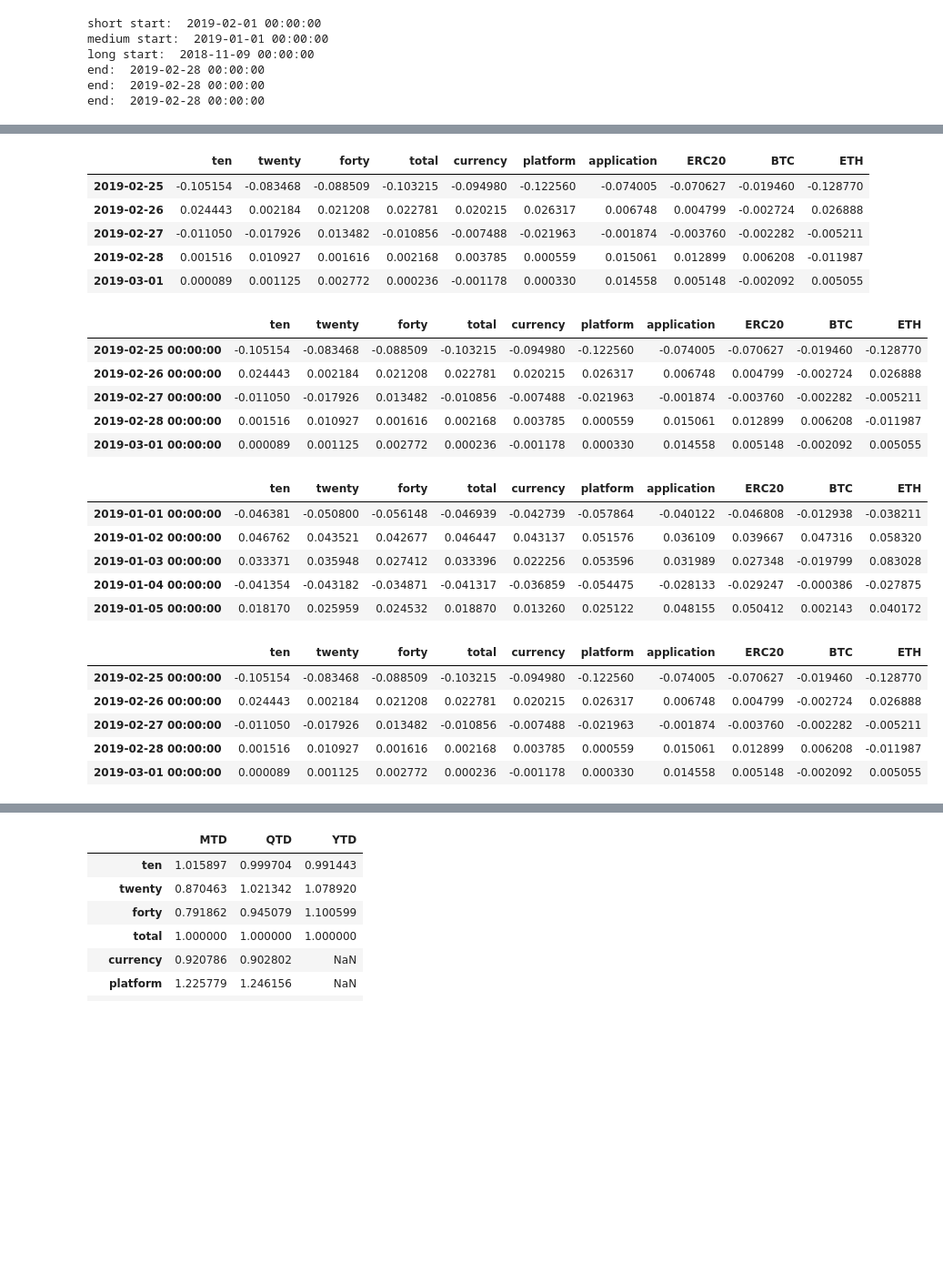
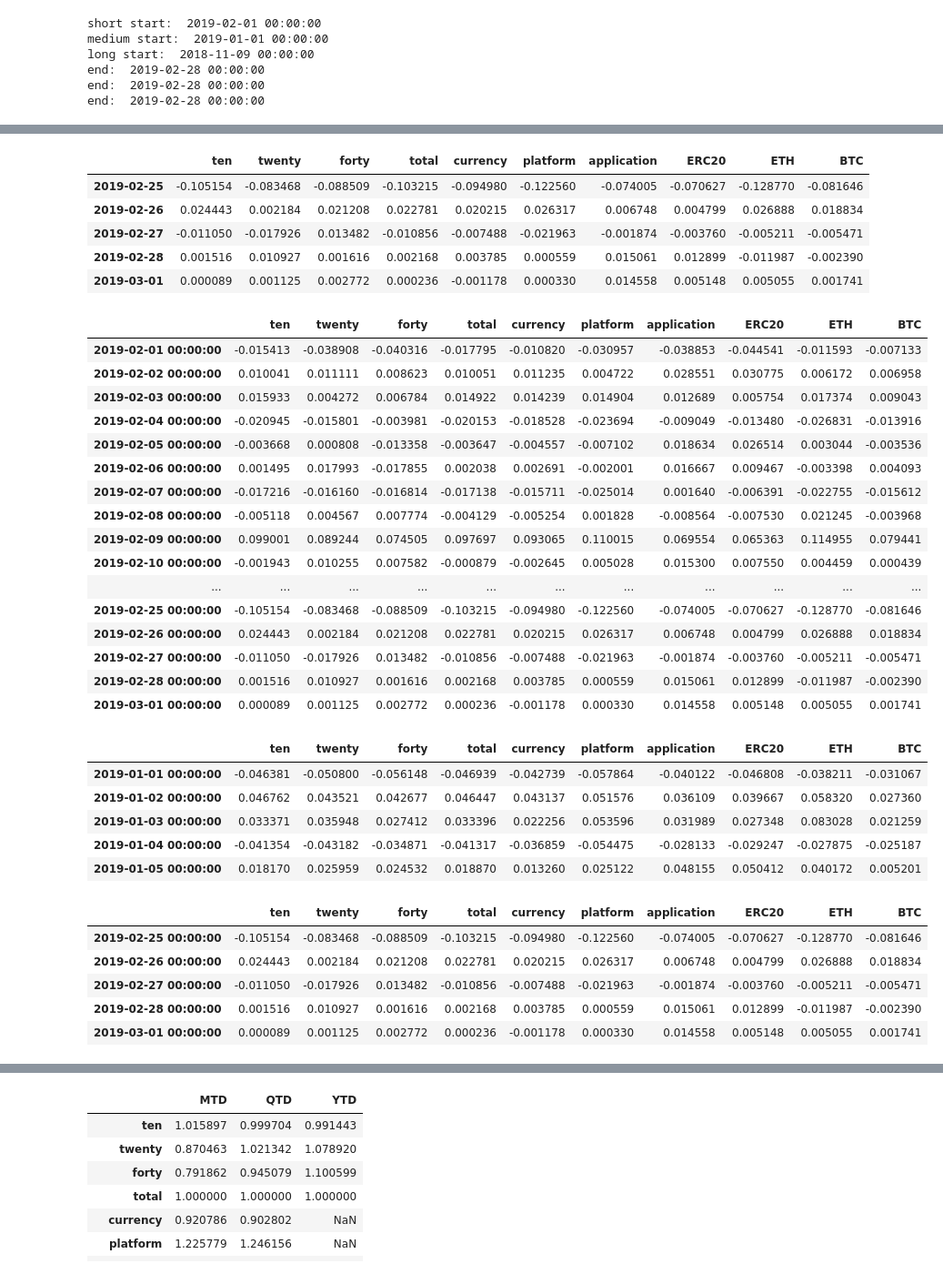
Before and after one commit to coinmetrics/bcindex, a Jupyter notebook: utils/rebalance_tools/Bletchley Monthly Email.ipynb, the cells around one changed output, grey strips where cells are left out. Shown at 91% size. Cells and saved outputs as stored; diff of their text form; code cells hidden in the pictures; blank space fills up the shorter version.

```diff
--- a/utils/rebalance_tools/Bletchley Monthly Email.ipynb
+++ b/utils/rebalance_tools/Bletchley Monthly Email.ipynb
@@ -43,6 +43,7 @@ average_return = dict.fromkeys(tfs)
 
 data_bletchley = pd.read_excel('C:/Users\stoin\Desktop\Mike\Jupyter\Data\\bletchley_history.xlsx' , index_col= 0)
 data_coins = pd.read_excel('C:/Users\stoin\Desktop\Mike\Jupyter\Data\coins_history_bletchley.xlsx' , index_col=0)
+data_bitcoin = pd.read_excel('C:/Users\stoin\Desktop\Mike\Jupyter\Data\coins_history_bitcoin.xlsx' , index_col=0)
 data_bletchley['ERC20'] = data_bletchley['ethereum']
 data_bletchley = data_bletchley.drop('ethereum' , axis=1)
 data_bletch = data_bletchley
@@ -53,9 +54,13 @@ index_data = data_finance
 data_coins = data_coins.fillna(method='ffill')
 data_coins = data_coins.dropna()
 
+bitcoin_data = data_bitcoin.fillna(method='ffill')
+bitcoin_data = bitcoin_data.dropna()
+bitcoin_data.index = (pd.to_datetime(bitcoin_data.index.values,unit='ms'))
+bitcoin_data.index = bitcoin_data.index.round('d')
+
 index_data.index = (pd.to_datetime(index_data.index.values,unit='ms'))
 index_data.index = index_data.index.round('d')
 df = index_data.join(data_coins, how='inner')
-
-returns = df.pct_change()
-returns = returns.dropna()
+df = df.join(bitcoin_data,how='inner')
+df
@@ -220,12 +247,12 @@ for t in tfs:
 # %%
 returns_benchmarks['short'].tail()
 # %% [output]
-|  | ten | twenty | forty | total | currency | platform | application | ERC20 | BTC | ETH |
-| 2019-02-25 | -0.105154 | -0.083468 | -0.088509 | -0.103215 | -0.094980 | -0.122560 | -0.074005 | -0.070627 | -0.019460 | -0.128770 |
-| 2019-02-26 | 0.024443 | 0.002184 | 0.021208 | 0.022781 | 0.020215 | 0.026317 | 0.006748 | 0.004799 | -0.002724 | 0.026888 |
-| 2019-02-27 | -0.011050 | -0.017926 | 0.013482 | -0.010856 | -0.007488 | -0.021963 | -0.001874 | -0.003760 | -0.002282 | -0.005211 |
-| 2019-02-28 | 0.001516 | 0.010927 | 0.001616 | 0.002168 | 0.003785 | 0.000559 | 0.015061 | 0.012899 | 0.006208 | -0.011987 |
-| 2019-03-01 | 0.000089 | 0.001125 | 0.002772 | 0.000236 | -0.001178 | 0.000330 | 0.014558 | 0.005148 | -0.002092 | 0.005055 |
+|  | ten | twenty | forty | total | currency | platform | application | ERC20 | ETH | BTC |
+| 2019-02-25 | -0.105154 | -0.083468 | -0.088509 | -0.103215 | -0.094980 | -0.122560 | -0.074005 | -0.070627 | -0.128770 | -0.081646 |
+| 2019-02-26 | 0.024443 | 0.002184 | 0.021208 | 0.022781 | 0.020215 | 0.026317 | 0.006748 | 0.004799 | 0.026888 | 0.018834 |
+| 2019-02-27 | -0.011050 | -0.017926 | 0.013482 | -0.010856 | -0.007488 | -0.021963 | -0.001874 | -0.003760 | -0.005211 | -0.005471 |
+| 2019-02-28 | 0.001516 | 0.010927 | 0.001616 | 0.002168 | 0.003785 | 0.000559 | 0.015061 | 0.012899 | -0.011987 | -0.002390 |
+| 2019-03-01 | 0.000089 | 0.001125 | 0.002772 | 0.000236 | -0.001178 | 0.000330 | 0.014558 | 0.005148 | 0.005055 | 0.001741 |
 # %%
 for t in tfs:
     average_return[t] = pd.DataFrame()
@@ -233,14 +260,25 @@ for t in tfs:
     average_return[t].loc['mean'] = returns_benchmarks[t].mean(axis=0)
     returns_benchmarks[t] = returns_benchmarks[t][:-1]
 # %%
-returns_benchmarks['short'].tail()
+returns_benchmarks['short']
 # %% [output]
-|  | ten | twenty | forty | total | currency | platform | application | ERC20 | BTC | ETH |
-| 2019-02-25 00:00:00 | -0.105154 | -0.083468 | -0.088509 | -0.103215 | -0.094980 | -0.122560 | -0.074005 | -0.070627 | -0.019460 | -0.128770 |
-| 2019-02-26 00:00:00 | 0.024443 | 0.002184 | 0.021208 | 0.022781 | 0.020215 | 0.026317 | 0.006748 | 0.004799 | -0.002724 | 0.026888 |
-| 2019-02-27 00:00:00 | -0.011050 | -0.017926 | 0.013482 | -0.010856 | -0.007488 | -0.021963 | -0.001874 | -0.003760 | -0.002282 | -0.005211 |
-| 2019-02-28 00:00:00 | 0.001516 | 0.010927 | 0.001616 | 0.002168 | 0.003785 | 0.000559 | 0.015061 | 0.012899 | 0.006208 | -0.011987 |
-| 2019-03-01 00:00:00 | 0.000089 | 0.001125 | 0.002772 | 0.000236 | -0.001178 | 0.000330 | 0.014558 | 0.005148 | -0.002092 | 0.005055 |
+|  | ten | twenty | forty | total | currency | platform | application | ERC20 | ETH | BTC |
+| 2019-02-01 00:00:00 | -0.015413 | -0.038908 | -0.040316 | -0.017795 | -0.010820 | -0.030957 | -0.038853 | -0.044541 | -0.011593 | -0.007133 |
+| 2019-02-02 00:00:00 | 0.010041 | 0.011111 | 0.008623 | 0.010051 | 0.011235 | 0.004722 | 0.028551 | 0.030775 | 0.006172 | 0.006958 |
+| 2019-02-03 00:00:00 | 0.015933 | 0.004272 | 0.006784 | 0.014922 | 0.014239 | 0.014904 | 0.012689 | 0.005754 | 0.017374 | 0.009043 |
+| 2019-02-04 00:00:00 | -0.020945 | -0.015801 | -0.003981 | -0.020153 | -0.018528 | -0.023694 | -0.009049 | -0.013480 | -0.026831 | -0.013916 |
+| 2019-02-05 00:00:00 | -0.003668 | 0.000808 | -0.013358 | -0.003647 | -0.004557 | -0.007102 | 0.018634 | 0.026514 | 0.003044 | -0.003536 |
+| 2019-02-06 00:00:00 | 0.001495 | 0.017993 | -0.017855 | 0.002038 | 0.002691 | -0.002001 | 0.016667 | 0.009467 | -0.003398 | 0.004093 |
+| 2019-02-07 00:00:00 | -0.017216 | -0.016160 | -0.016814 | -0.017138 | -0.015711 | -0.025014 | 0.001640 | -0.006391 | -0.022755 | -0.015612 |
+| 2019-02-08 00:00:00 | -0.005118 | 0.004567 | 0.007774 | -0.004129 | -0.005254 | 0.001828 | -0.008564 | -0.007530 | 0.021245 | -0.003968 |
+| 2019-02-09 00:00:00 | 0.099001 | 0.089244 | 0.074505 | 0.097697 | 0.093065 | 0.110015 | 0.069554 | 0.065363 | 0.114955 | 0.079441 |
+| 2019-02-10 00:00:00 | -0.001943 | 0.010255 | 0.007582 | -0.000879 | -0.002645 | 0.005028 | 0.015300 | 0.007550 | 0.004459 | 0.000439 |
+| ... | ... | ... | ... | ... | ... | ... | ... | ... | ... | ... |
+| 2019-02-25 00:00:00 | -0.105154 | -0.083468 | -0.088509 | -0.103215 | -0.094980 | -0.122560 | -0.074005 | -0.070627 | -0.128770 | -0.081646 |
+| 2019-02-26 00:00:00 | 0.024443 | 0.002184 | 0.021208 | 0.022781 | 0.020215 | 0.026317 | 0.006748 | 0.004799 | 0.026888 | 0.018834 |
+| 2019-02-27 00:00:00 | -0.011050 | -0.017926 | 0.013482 | -0.010856 | -0.007488 | -0.021963 | -0.001874 | -0.003760 | -0.005211 | -0.005471 |
+| 2019-02-28 00:00:00 | 0.001516 | 0.010927 | 0.001616 | 0.002168 | 0.003785 | 0.000559 | 0.015061 | 0.012899 | -0.011987 | -0.002390 |
+| 2019-03-01 00:00:00 | 0.000089 | 0.001125 | 0.002772 | 0.000236 | -0.001178 | 0.000330 | 0.014558 | 0.005148 | 0.005055 | 0.001741 |
 # %%
 for t in tfs:
     net_return[t] = df_benchmarks[t].pct_change(len(df_benchmarks[t])-1)
@@ -265,12 +303,12 @@ for t in tfs:
 # %%
 returns_benchmarks['med'].head()
 # %% [output]
-|  | ten | twenty | forty | total | currency | platform | application | ERC20 | BTC | ETH |
-| 2019-01-01 00:00:00 | -0.046381 | -0.050800 | -0.056148 | -0.046939 | -0.042739 | -0.057864 | -0.040122 | -0.046808 | -0.012938 | -0.038211 |
-| 2019-01-02 00:00:00 | 0.046762 | 0.043521 | 0.042677 | 0.046447 | 0.043137 | 0.051576 | 0.036109 | 0.039667 | 0.047316 | 0.058320 |
-| 2019-01-03 00:00:00 | 0.033371 | 0.035948 | 0.027412 | 0.033396 | 0.022256 | 0.053596 | 0.031989 | 0.027348 | -0.019799 | 0.083028 |
-| 2019-01-04 00:00:00 | -0.041354 | -0.043182 | -0.034871 | -0.041317 | -0.036859 | -0.054475 | -0.028133 | -0.029247 | -0.000386 | -0.027875 |
-| 2019-01-05 00:00:00 | 0.018170 | 0.025959 | 0.024532 | 0.018870 | 0.013260 | 0.025122 | 0.048155 | 0.050412 | 0.002143 | 0.040172 |
+|  | ten | twenty | forty | total | currency | platform | application | ERC20 | ETH | BTC |
+| 2019-01-01 00:00:00 | -0.046381 | -0.050800 | -0.056148 | -0.046939 | -0.042739 | -0.057864 | -0.040122 | -0.046808 | -0.038211 | -0.031067 |
+| 2019-01-02 00:00:00 | 0.046762 | 0.043521 | 0.042677 | 0.046447 | 0.043137 | 0.051576 | 0.036109 | 0.039667 | 0.058320 | 0.027360 |
+| 2019-01-03 00:00:00 | 0.033371 | 0.035948 | 0.027412 | 0.033396 | 0.022256 | 0.053596 | 0.031989 | 0.027348 | 0.083028 | 0.021259 |
+| 2019-01-04 00:00:00 | -0.041354 | -0.043182 | -0.034871 | -0.041317 | -0.036859 | -0.054475 | -0.028133 | -0.029247 | -0.027875 | -0.025187 |
+| 2019-01-05 00:00:00 | 0.018170 | 0.025959 | 0.024532 | 0.018870 | 0.013260 | 0.025122 | 0.048155 | 0.050412 | 0.040172 | 0.005201 |
 # %%
 for t in tfs:
     summary[t] = results[t].iloc[8:]
@@ -287,12 +325,12 @@ beta_all['YTD'] = beta_results['long']
 # %%
 returns_benchmarks['short'].tail()
 # %% [output]
-|  | ten | twenty | forty | total | currency | platform | application | ERC20 | BTC | ETH |
-| 2019-02-25 00:00:00 | -0.105154 | -0.083468 | -0.088509 | -0.103215 | -0.094980 | -0.122560 | -0.074005 | -0.070627 | -0.019460 | -0.128770 |
-| 2019-02-26 00:00:00 | 0.024443 | 0.002184 | 0.021208 | 0.022781 | 0.020215 | 0.026317 | 0.006748 | 0.004799 | -0.002724 | 0.026888 |
-| 2019-02-27 00:00:00 | -0.011050 | -0.017926 | 0.013482 | -0.010856 | -0.007488 | -0.021963 | -0.001874 | -0.003760 | -0.002282 | -0.005211 |
-| 2019-02-28 00:00:00 | 0.001516 | 0.010927 | 0.001616 | 0.002168 | 0.003785 | 0.000559 | 0.015061 | 0.012899 | 0.006208 | -0.011987 |
-| 2019-03-01 00:00:00 | 0.000089 | 0.001125 | 0.002772 | 0.000236 | -0.001178 | 0.000330 | 0.014558 | 0.005148 | -0.002092 | 0.005055 |
+|  | ten | twenty | forty | total | currency | platform | application | ERC20 | ETH | BTC |
+| 2019-02-25 00:00:00 | -0.105154 | -0.083468 | -0.088509 | -0.103215 | -0.094980 | -0.122560 | -0.074005 | -0.070627 | -0.128770 | -0.081646 |
+| 2019-02-26 00:00:00 | 0.024443 | 0.002184 | 0.021208 | 0.022781 | 0.020215 | 0.026317 | 0.006748 | 0.004799 | 0.026888 | 0.018834 |
+| 2019-02-27 00:00:00 | -0.011050 | -0.017926 | 0.013482 | -0.010856 | -0.007488 | -0.021963 | -0.001874 | -0.003760 | -0.005211 | -0.005471 |
+| 2019-02-28 00:00:00 | 0.001516 | 0.010927 | 0.001616 | 0.002168 | 0.003785 | 0.000559 | 0.015061 | 0.012899 | -0.011987 | -0.002390 |
+| 2019-03-01 00:00:00 | 0.000089 | 0.001125 | 0.002772 | 0.000236 | -0.001178 | 0.000330 | 0.014558 | 0.005148 | 0.005055 | 0.001741 |
 # %%
 summary['short']
 # %% [output]
```
Also changed, not shown: parts of 14 cells of this notebook, 18 other files.
